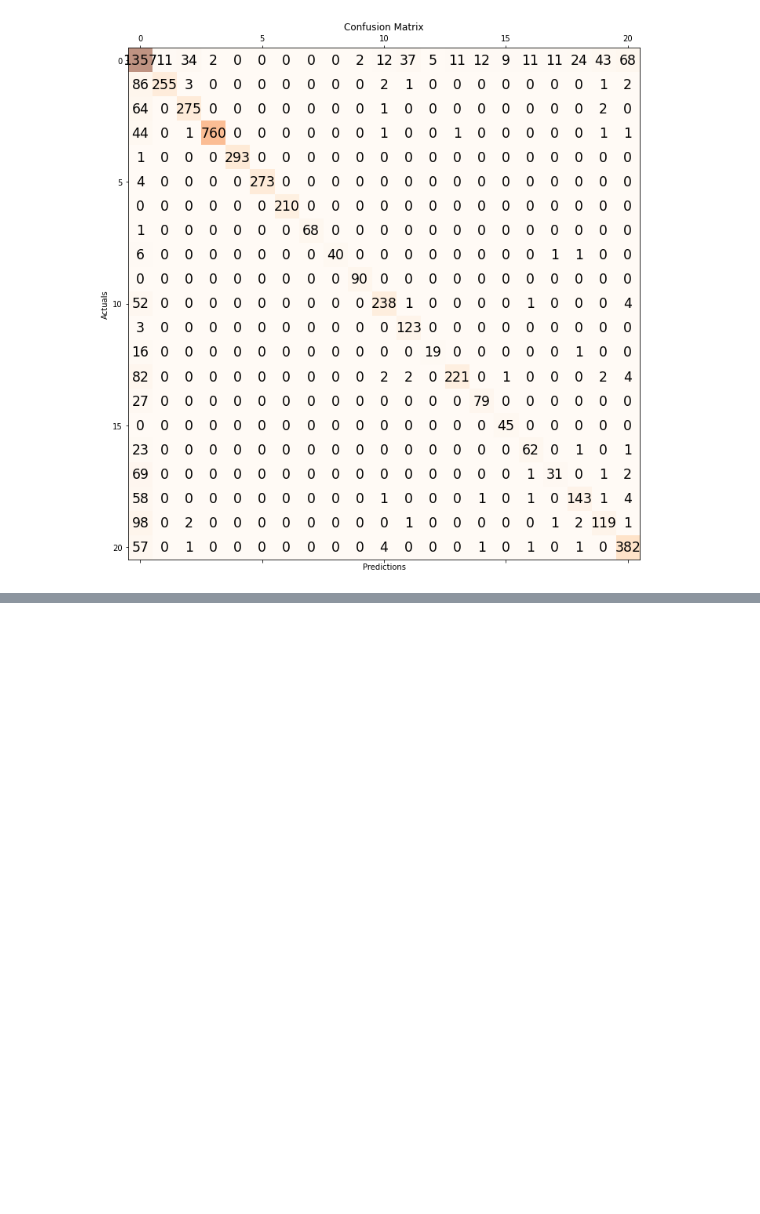
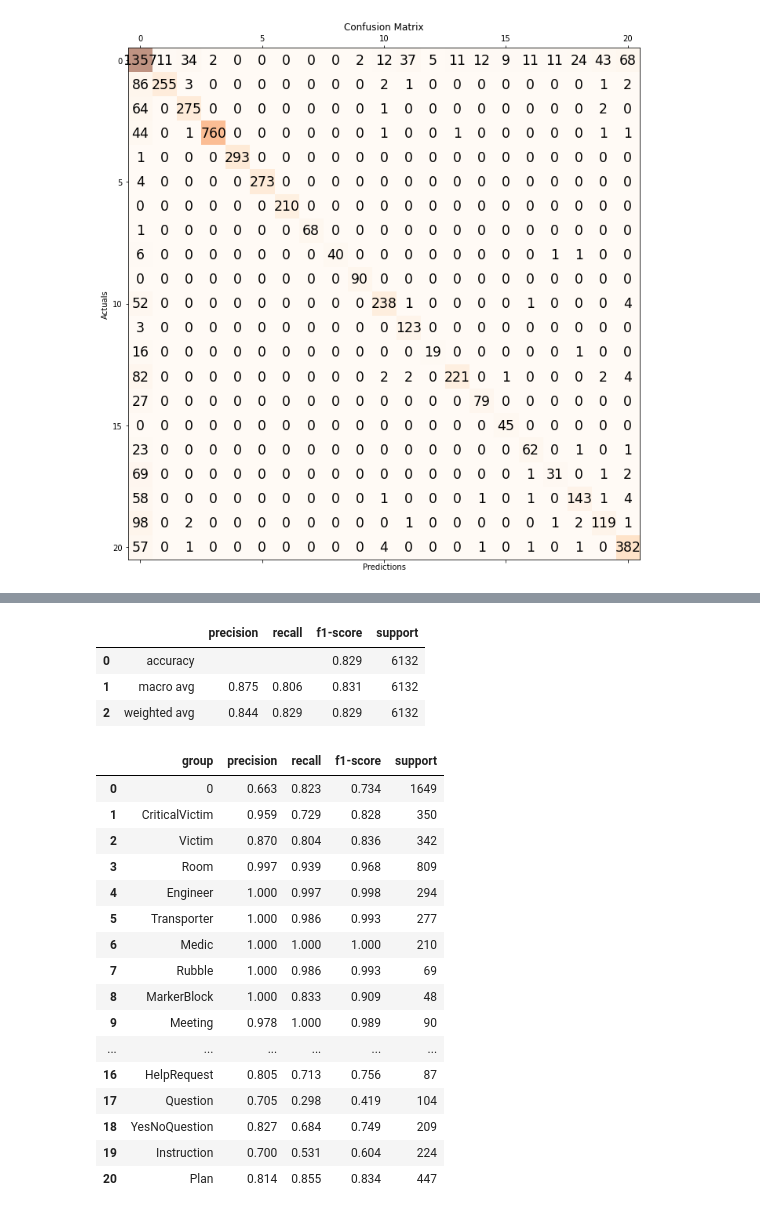
Before and after one commit to clulab/tomcat-text, a Jupyter notebook: evaluations/asist_study_3/newEvaluation.ipynb, the cells around one changed output, grey strips where cells are left out. Saved outputs shown, nothing was run; the diff lists cells and outputs as text; code cells hidden in the pictures; blank space fills up the shorter version.

```diff
--- a/evaluations/asist_study_3/newEvaluation.ipynb
+++ b/evaluations/asist_study_3/newEvaluation.ipynb
@@ -232,9 +266,9 @@ for i in newData:
 # %%
-###################
-##### Step 5 ######
-###################
-
-#calculate Odin scores
+##########################
+# Rule-baseed evaluation #
+##########################
 
 newOdin = list(cleanOT.values())
 newGolden = list(cleanGT.values())
+
+GT, OT = singleList(newOdin, newGolden)
@@ -270,9 +275,7 @@ def singleList(testTokens, GoldenTokens):
-# %%
-TT, GT = singleList(newOdin, newGolden)
 # %%
 import matplotlib.pyplot as plt
 
-conf_matrix = confusion_matrix(y_true=GT, y_pred=TT)
+conf_matrix = confusion_matrix(y_true=GT, y_pred=OT)
 
 fig, ax = plt.subplots(figsize=(12, 12))
 ax.matshow(conf_matrix, cmap=plt.cm.Oranges, alpha=0.5)
@@ -310 +312,18 @@ weighted avg      0.844     0.829     0.829      6132
+# %%
+def printIndividual(GT, TT):
+     overall = metrics.classification_report(GT, TT, digits=3, zero_division=1)
+     results = []
+     lines = overall.strip().split("\n")
+     headers = lines[0].split("  ")
+     headers = [i.strip() for i in headers]
+     headers.remove("")
+     lines.remove("")
+     lines = lines[1:22]
+     for line in lines:
+          scores = line.strip().split("     ")
+          scores = [i.strip() for i in scores]
+          results.append([reverseLabels[int(scores[0])]] + scores[1:])
+     headers = ["group"] + headers
+     individual_df = pd.DataFrame(results, columns=headers)
+     return individual_df
 # %%
@@ -426,0 +362,27 @@ print(individual_df)
+# %%
+printOverall(GT, OT)
+# %% [output]
+|  |  | precision | recall | f1-score | support |
+| 0 | accuracy |  |  | 0.829 | 6132 |
+| 1 | macro avg | 0.875 | 0.806 | 0.831 | 6132 |
+| 2 | weighted avg | 0.844 | 0.829 | 0.829 | 6132 |
+# %%
+printIndividual(GT, OT)
+# %% [output]
+|  | group | precision | recall | f1-score | support |
+| 0 | 0 | 0.663 | 0.823 | 0.734 | 1649 |
+| 1 | CriticalVictim | 0.959 | 0.729 | 0.828 | 350 |
+| 2 | Victim | 0.870 | 0.804 | 0.836 | 342 |
+| 3 | Room | 0.997 | 0.939 | 0.968 | 809 |
+| 4 | Engineer | 1.000 | 0.997 | 0.998 | 294 |
+| 5 | Transporter | 1.000 | 0.986 | 0.993 | 277 |
+| 6 | Medic | 1.000 | 1.000 | 1.000 | 210 |
+| 7 | Rubble | 1.000 | 0.986 | 0.993 | 69 |
+| 8 | MarkerBlock | 1.000 | 0.833 | 0.909 | 48 |
+| 9 | Meeting | 0.978 | 1.000 | 0.989 | 90 |
+| ... | ... | ... | ... | ... | ... |
+| 16 | HelpRequest | 0.805 | 0.713 | 0.756 | 87 |
+| 17 | Question | 0.705 | 0.298 | 0.419 | 104 |
+| 18 | YesNoQuestion | 0.827 | 0.684 | 0.749 | 209 |
+| 19 | Instruction | 0.700 | 0.531 | 0.604 | 224 |
+| 20 | Plan | 0.814 | 0.855 | 0.834 | 447 |
```
Also changed, not shown: parts of 25 cells of this notebook.
